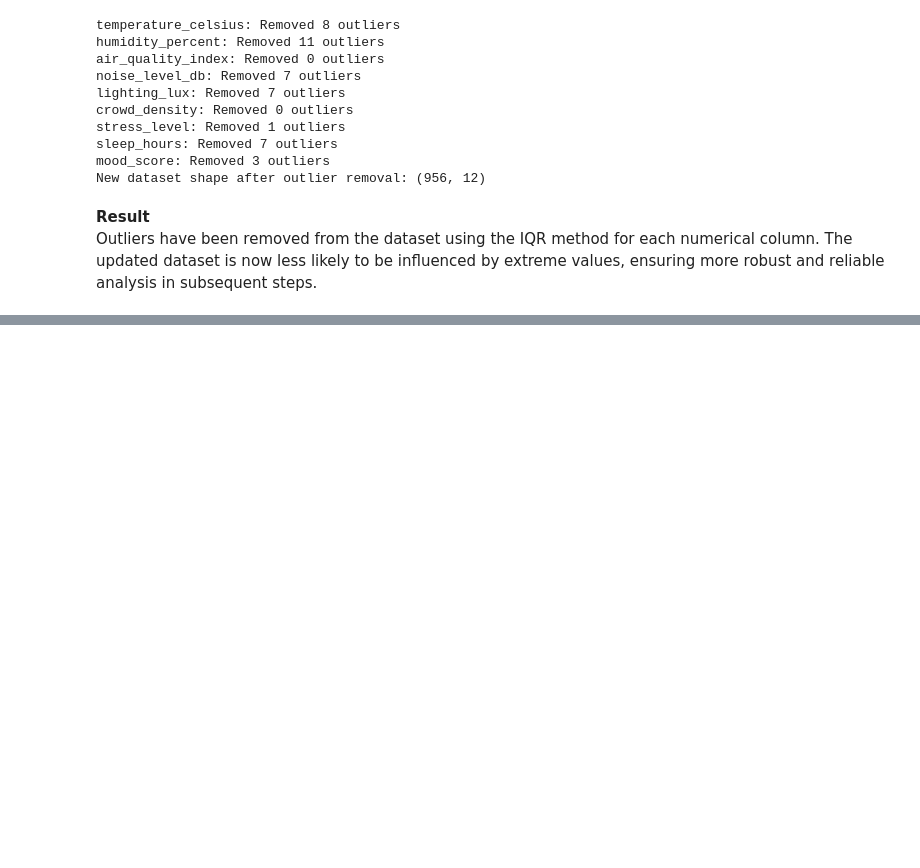
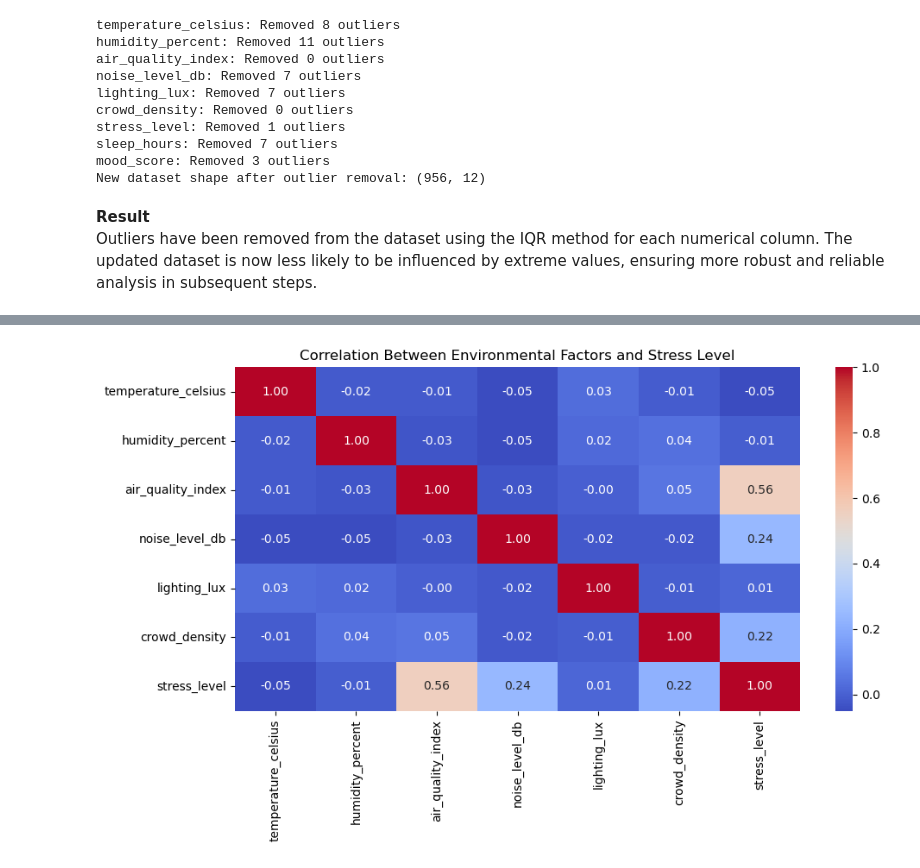
Before and after one commit to lanc3reyes/csmodel_mp, a Jupyter notebook: CSMODEL_Phase1_Group9.ipynb, the cells around one changed output, grey strips where cells are left out. Drawn from its saved outputs; the diff is of its cells as text; code cells hidden in the pictures; blank space fills up the shorter version.

```diff
--- a/CSMODEL_Phase1_Group9.ipynb
+++ b/CSMODEL_Phase1_Group9.ipynb
@@ -241,0 +211,20 @@ Outliers have been removed from the dataset using the IQR method for each numeri
+# %%
+import seaborn as sns
+import matplotlib.pyplot as plt
+
+# Select relevant columns
+env_features = [
+    "temperature_celsius", "humidity_percent", "air_quality_index",
+    "noise_level_db", "lighting_lux", "crowd_density", "stress_level"
+]
+
+# Correlation matrix
+corr_matrix = mental_health_df_clean[env_features].corr()
+
+plt.figure(figsize=(10, 6))
+sns.heatmap(corr_matrix, annot=True, cmap="coolwarm", fmt=".2f")
+plt.title("Correlation Between Environmental Factors and Stress Level")
+plt.tight_layout()
+plt.show()
+# %% [output]
+[figure, added]
```
Also changed, not shown: parts of 10 cells of this notebook.
